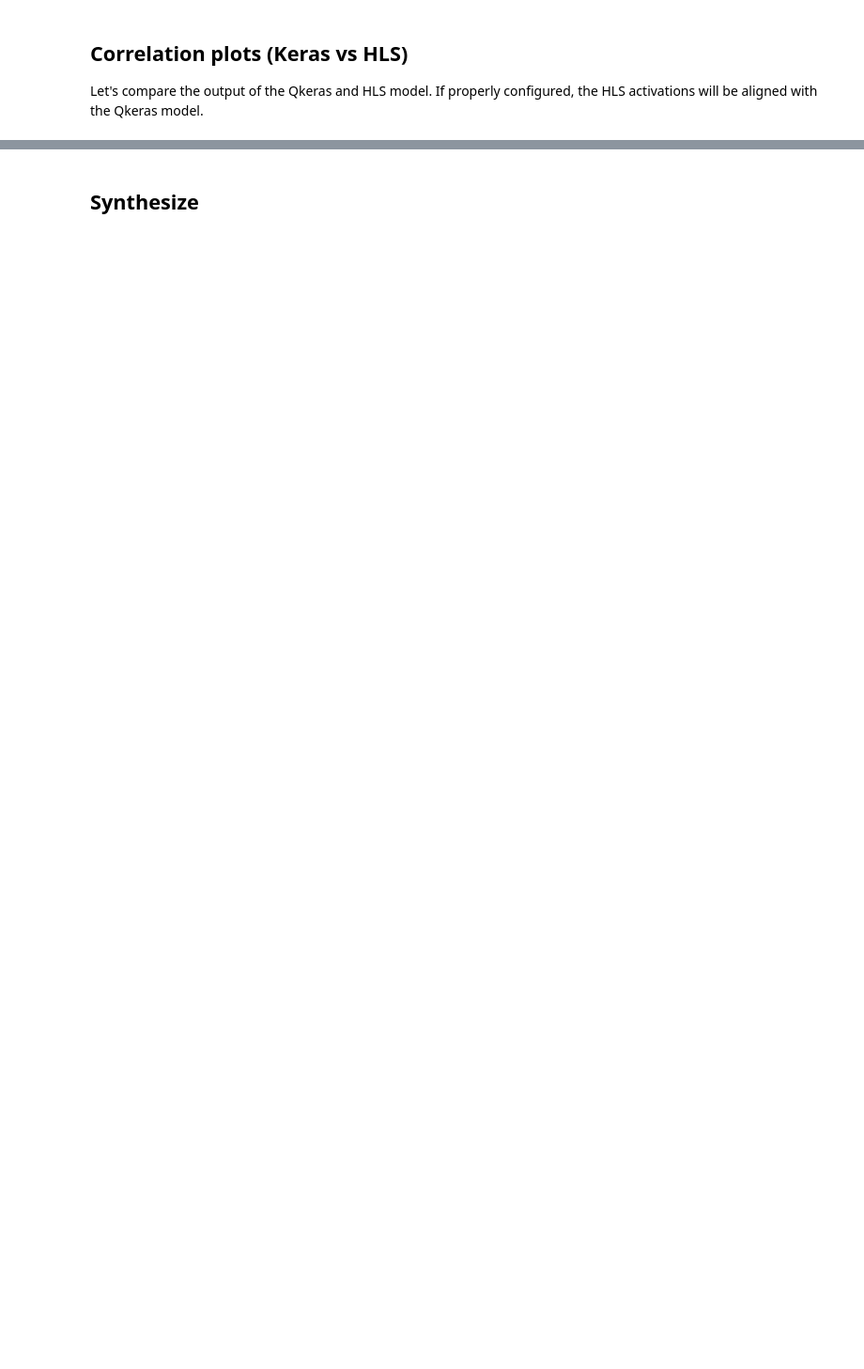
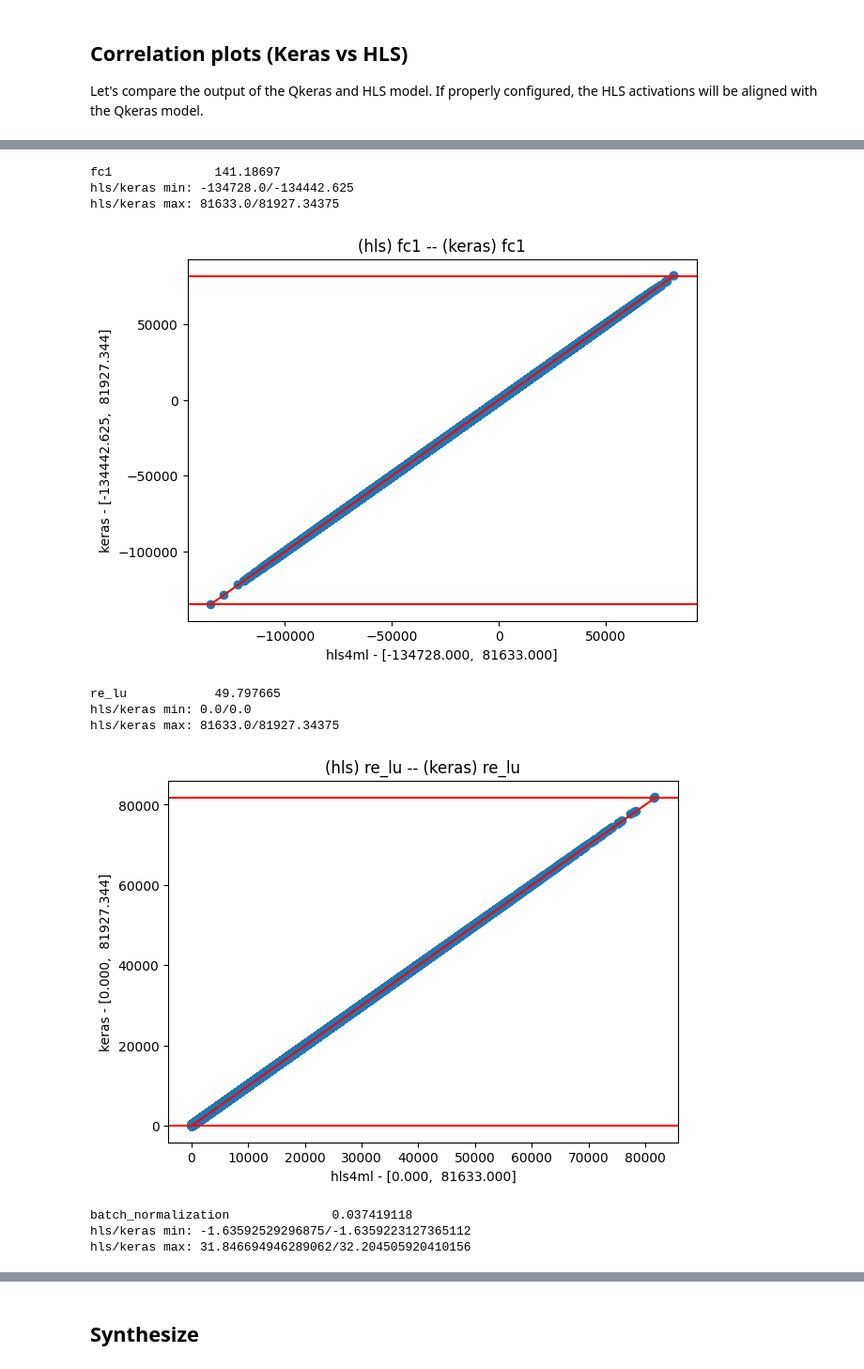
Before and after one commit to abdelabd/ml-quantum-readout, a Jupyter notebook: notebooks/workflow_large_model.ipynb, the cells around one changed output, grey strips where cells are left out. Shown: that part at 94% size. Cells and saved outputs as stored; diff of their text form; code cells hidden in the pictures; blank space fills up the shorter version.

```diff
--- a/notebooks/workflow_large_model.ipynb
+++ b/notebooks/workflow_large_model.ipynb
@@ -386,7 +412,7 @@ LayerName
 # %%
-OutputDir = 'hls4ml_prj_large_fc2/'
+OutputDir = 'hls4ml_prj_largest_4/'
 XilinxPart = 'xczu49dr-ffvf1760-2-e' # <-- CHANGE PART HERE
-IOType = 'io_parallel' #<-- What are the different options again? io_sequential?
+IOType = 'io_stream' #io_parallel, io_serial
 ClockPeriod = 3.225  # 3.225ns (307.2 MHz) # <-- How does this relate to the frequency of the IQ timeseries data? Serialization must be bufferized by WINDOW_SIZE, at least.
             # Is the clock frequency exactly equal to the timeseries frequency? I.e. we sample once per clock cycle until we've bufferized a dataset of size WINDOW_SIZE, and then pass to the NN for inference?
 HLSFig = OutputDir+'model.png'
@@ -426,10 +456,16 @@ Done
 ## Check performance
 # %%
 # Trace output
-y_hls = hls_model.predict(np.ascontiguousarray(X_test.astype(np.float32)))
+tic = time.time()
+y_hls, hls_trace = hls_model.trace(np.ascontiguousarray(X_test.astype(np.float32)))
+toc = time.time()
+dur = toc - tic
+print(f"Duration: {dur//60} minutes, {dur%60} seconds\n")
 y_hls = np.argmax(y_hls, axis=1)
 
 print(f'Keras Acc: {accuracy_score(np.argmax(y_test, axis=1), np.argmax(y_keras, axis=1))*100:.5}%')
 print(f'HLS Acc: {accuracy_score(np.argmax(y_test, axis=1), y_hls)*100:.5}:%')
 print(f'CKA: {accuracy_score(np.argmax(y_keras, axis=1), y_hls)*100:.5}%')
+
+# 99.803 is the number to beat
 # %% [output]
@@ -440,9 +483,6 @@ CKA: 99.148%
 ## Correlation plots (Keras vs HLS)
 Let's compare the output of the Qkeras and HLS model. If properly configured, the HLS activations will be aligned with the Qkeras model.
 # %%
-_, hls_trace = hls_model.trace(np.ascontiguousarray(X_test.astype(np.float32)))
-keras_trace = hls4ml.model.profiling.get_ymodel_keras(model, X_test.astype(np.float32))
-
 print(f'HLS Keys: {hls_trace.keys()}')
 print(f'Keras Keys: {keras_trace.keys()}')
 # %% [output]
@@ -454,31 +491,45 @@ Done
 # %%
-layers = ['fc1', 'batch_normalization', 'fc2']
+layers = list(keras_trace.keys()) # ['fc1', 'batch_normalization_2', 'fc2']#, 'batch_normalization_2']
 
 for idx, layer in enumerate(layers):
-    keras_layer, hls_layer = keras_trace[layer], hls_trace[layer]
     try:
+        keras_layer, hls_layer = keras_trace[layer], hls_trace[layer]
         diff = np.average(np.abs(keras_layer - hls_layer ))
         print(f'{layer}', '\t\t', diff)
 
         plt.figure(figsize=(7, 5))
 
         plt.scatter(hls_layer.flatten(), keras_layer.flatten())
         min_x = min(keras_layer.min(), hls_layer.min())
         max_x = min(keras_layer.max(), hls_layer.max())
 
         onnx_min, onnx_max = keras_layer.flatten().min(), keras_layer.flatten().max()
         hls_min, hls_max = hls_layer.flatten().min(), hls_layer.flatten().max()
 
         print(f'hls/keras min: {hls_min}/{onnx_min}')
         print(f'hls/keras max: {hls_max}/{onnx_max}')
 
         plt.plot([min_x, max_x], [min_x, max_x], c='red')
         plt.axhline(min_x, c='red')
         plt.axhline(max_x, c='red')
 
         plt.title(f'(hls) {layer} -- (keras) {layer}')
         plt.xlabel(f'hls4ml - [{hls_min:.3f},  {hls_max:.3f}]')
         plt.ylabel(f'keras - [{onnx_min:.3f},  {onnx_max:.3f}]')
         plt.yscale('linear')
+        plt.show()
+        plt.close()
     except Exception as e:
         print(e)
+# %% [output]
+fc1              141.18697
+hls/keras min: -134728.0/-134442.625
+hls/keras max: 81633.0/81927.34375
+[figure, added]
+re_lu            49.797665
+hls/keras min: 0.0/0.0
+hls/keras max: 81633.0/81927.34375
+[figure, added]
+batch_normalization              0.037419118
+hls/keras min: -1.63592529296875/-1.6359223127365112
+hls/keras max: 31.846694946289062/32.204505920410156
```
Also changed, not shown: parts of 23 cells of this notebook.
